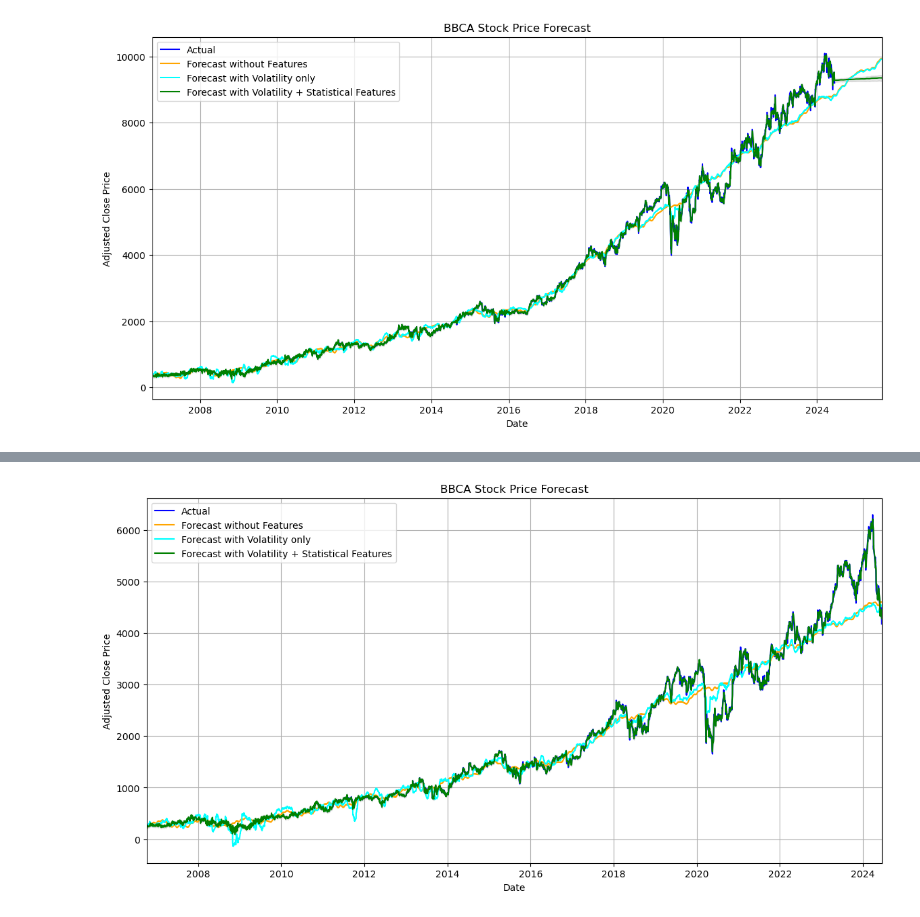
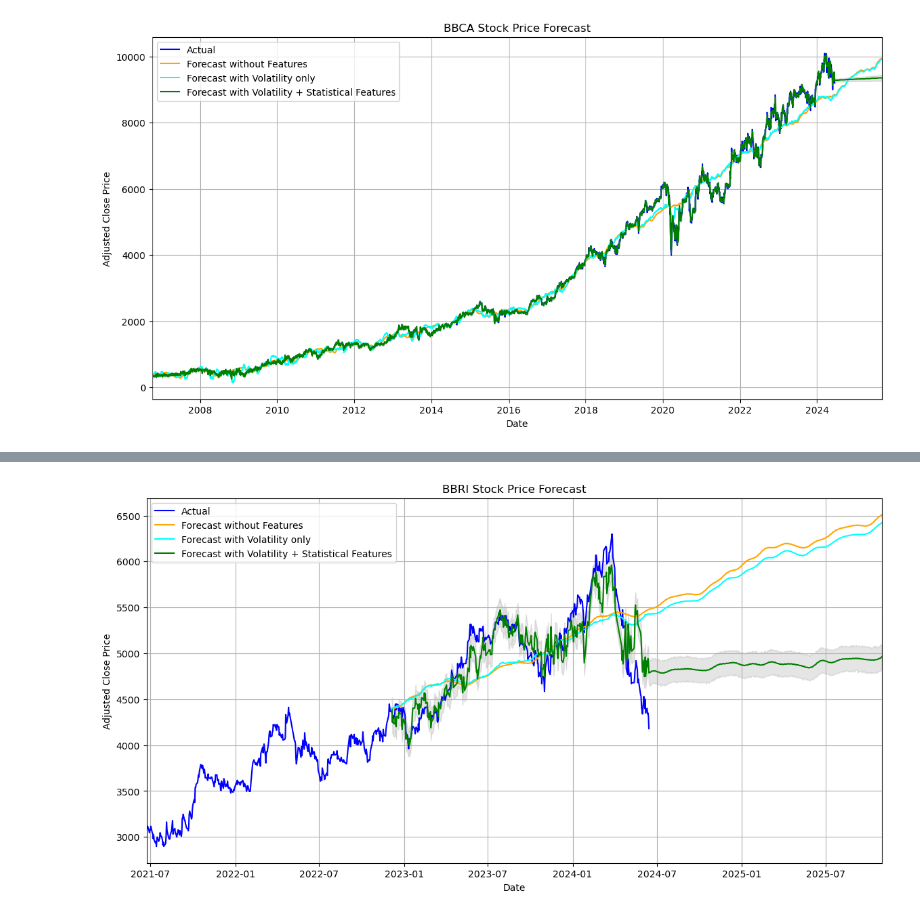
Before and after one commit to mushabtinumbang/stockForecast, a Jupyter notebook: notebooks/01_EDA_prophet.ipynb, the cells around one changed output, grey strips where cells are left out. Cells and saved outputs as stored; diff of their text form; code cells hidden in the pictures.

```diff
--- a/notebooks/01_EDA_prophet.ipynb
+++ b/notebooks/01_EDA_prophet.ipynb
@@ -706,6 +709,7 @@ def train_test_forecast(stock, experiment, forecast_days):
     plt.show()
 # %%
 def train_test_forecast(stock, experiment, forecast_days):
+
     # Download stock data
     ticker = f"{stock}.JK"
     stock_data = yf.download(ticker, start='2006-01-01', end='2024-06-15')
@@ -741,8 +745,7 @@ def train_test_forecast(stock, experiment, forecast_days):
 
     if experiment:
         # Split data into training and test sets
-        train_data = prophet_data[prophet_data['ds'] < '2023-01-01']
-        test_data = prophet_data[prophet_data['ds'] >= '2023-01-01']
+        train_data, test_data = train_test_split(prophet_data, test_size=0.2, shuffle=False, stratify=None)
 
     else:
         train_data = prophet_data
@@ -762,18 +765,18 @@ def train_test_forecast(stock, experiment, forecast_days):
     model_with_features.add_regressor('SMA_50')
     model_with_features.add_regressor('SMA_200')
     model_with_features.add_regressor('Momentum')
-    model_with_features.add_regressor('EMA_12')
-    model_with_features.add_regressor('EMA_26')
-    model_with_features.add_regressor('RSI')
-    model_with_features.add_regressor('BB_Middle')
-    model_with_features.add_regressor('BB_Upper')
-    model_with_features.add_regressor('BB_Lower')
-    model_with_features.add_regressor('MACD')
-    model_with_features.add_regressor('Signal')
-    model_with_features.add_regressor('%K')
-    model_with_features.add_regressor('%D')
-    model_with_features.add_regressor('OBV')
-    model_with_features.add_regressor('ADL')
+    # model_with_features.add_regressor('EMA_12')
+    # model_with_features.add_regressor('EMA_26')
+    # model_with_features.add_regressor('RSI')
+    # model_with_features.add_regressor('BB_Middle')
+    # model_with_features.add_regressor('BB_Upper')
+    # model_with_features.add_regressor('BB_Lower')
+    # model_with_features.add_regressor('MACD')
+    # model_with_features.add_regressor('Signal')
+    # model_with_features.add_regressor('%K')
+    # model_with_features.add_regressor('%D')
+    # model_with_features.add_regressor('OBV')
+    # model_with_features.add_regressor('ADL')
     model_with_features.add_regressor('Log_Returns')
     model_with_features.add_regressor('Skewness')
     model_with_features.add_regressor('Kurtosis')
@@ -781,18 +784,18 @@ def train_test_forecast(stock, experiment, forecast_days):
 
     # Specify the number of additional days to forecast
     additional_days = forecast_days  # Example: 700 days into the future
-
+    windows = -((additional_days * 2))
     if experiment:
         # Create a future dataframe for the entire dataset and the forecast period
-        future_no_features = pd.DataFrame(prophet_data['ds'])
-        futures_with_volatility = pd.DataFrame(prophet_data['ds'])
-        future_with_features = pd.DataFrame(prophet_data['ds'])
+        future_no_features = pd.DataFrame(test_data['ds'])
+        futures_with_volatility = pd.DataFrame(test_data['ds'])
+        future_with_features = pd.DataFrame(test_data['ds'])
 
     else:
         # Create a future dataframe for the entire dataset and the forecast period
-        future_no_features = model_no_features.make_future_dataframe(periods=additional_days, freq='B')
-        futures_with_volatility = model_with_volatility.make_future_dataframe(periods=additional_days, freq='B')
-        future_with_features = model_with_features.make_future_dataframe(periods=additional_days, freq='B')
+        future_no_features = model_no_features.make_future_dataframe(periods=additional_days, freq='B').iloc[windows:]
+        futures_with_volatility = model_with_volatility.make_future_dataframe(periods=additional_days, freq='B').iloc[windows:]
+        future_with_features = model_with_features.make_future_dataframe(periods=additional_days, freq='B').iloc[windows:]
 
     # Align the future dataframe with stock_data and fill in additional features for the model with features
     future_with_features = future_with_features.merge(stock_data[['Date', 'Volatility', 'SMA_50', 'SMA_200', 'Momentum', 'EMA_12', 'EMA_26', 'RSI', 'BB_Middle', 'BB_Upper', 'BB_Lower', 'MACD', 'Signal', '%K', '%D', 'OBV', 'ADL', 'Log_Returns', 'Skewness', 'Kurtosis']], left_on='ds', right_on='Date', how='left')
@@ -808,44 +811,57 @@ def train_test_forecast(stock, experiment, forecast_days):
     forecast_with_vol = model_with_volatility.predict(futures_with_volatility)
     forecast_with_features = model_with_features.predict(future_with_features)
 
-    # Evaluate performance on the test set
-    test_data_aligned = test_data[test_data['ds'].isin(forecast_no_features['ds'])]
-    mae_no_features = mean_absolute_error(test_data_aligned['y'], forecast_no_features.loc[forecast_no_features['ds'].isin(test_data_aligned['ds']), 'yhat'])
-    mse_no_features = mean_squared_error(test_data_aligned['y'], forecast_no_features.loc[forecast_no_features['ds'].isin(test_data_aligned['ds']), 'yhat'])
+    if experiment:
+        # Evaluate performance on the test set
+        test_data_aligned = test_data[test_data['ds'].isin(forecast_no_features['ds'])]
+        mae_no_features = mean_absolute_error(test_data_aligned['y'], forecast_no_features.loc[forecast_no_features['ds'].isin(test_data_aligned['ds']), 'yhat'])
+        mse_no_features = mean_squared_error(test_data_aligned['y'], forecast_no_features.loc[forecast_no_features['ds'].isin(test_data_aligned['ds']), 'yhat'])
 
-    test_data_aligned_with_features = test_data[test_data['ds'].isin(forecast_with_features['ds'])]
-    mae_with_features = mean_absolute_error(test_data_aligned_with_features['y'], forecast_with_features.loc[forecast_with_features['ds'].isin(test_data_aligned_with_features['ds']), 'yhat'])
-    mse_with_features = mean_squared_error(test_data_aligned_with_features['y'], forecast_with_features.loc[forecast_with_features['ds'].isin(test_data_aligned_with_features['ds']), 'yhat'])
+        test_data_aligned_with_features = test_data[test_data['ds'].isin(forecast_with_features['ds'])]
+        mae_with_features = mean_absolute_error(test_data_aligned_with_features['y'], forecast_with_features.loc[forecast_with_features['ds'].isin(test_data_aligned_with_features['ds']), 'yhat'])
+        mse_with_features = mean_squared_error(test_data_aligned_with_features['y'], forecast_with_features.loc[forecast_with_features['ds'].isin(test_data_aligned_with_features['ds']), 'yhat'])
 
-    test_data_aligned_with_vol = test_data[test_data['ds'].isin(forecast_with_vol['ds'])]
-    mae_with_vol = mean_absolute_error(test_data_aligned_with_vol['y'], forecast_with_vol.loc[forecast_with_vol['ds'].isin(test_data_aligned_with_vol['ds']), 'yhat'])
-    mse_with_vol = mean_squared_error(test_data_aligned_with_vol['y'], forecast_with_vol.loc[forecast_with_vol['ds'].isin(test_data_aligned_with_vol['ds']), 'yhat'])
+        test_data_aligned_with_vol = test_data[test_data['ds'].isin(forecast_with_vol['ds'])]
+        mae_with_vol = mean_absolute_error(test_data_aligned_with_vol['y'], forecast_with_vol.loc[forecast_with_vol['ds'].isin(test_data_aligned_with_vol['ds']), 'yhat'])
+        mse_with_vol = mean_squared_error(test_data_aligned_with_vol['y'], forecast_with_vol.loc[forecast_with_vol['ds'].isin(test_data_aligned_with_vol['ds']), 'yhat'])
 
-    print(f"Model without Additional Features - MAE: {mae_no_features}, MSE: {mse_no_features}")
-    print(f"Model with Volatility - MAE: {mae_with_vol}, MSE: {mse_with_vol}")
-    print(f"Model with Additional Features - MAE: {mae_with_features}, MSE: {mse_with_features}")
+        print(f"Model without Additional Features - MAE: {mae_no_features}, MSE: {mse_no_features}")
+        print(f"Model with Volatility - MAE: {mae_with_vol}, MSE: {mse_with_vol}")
+        print(f"Model with Additional Features - MAE: {mae_with_features}, MSE: {mse_with_features}")
 
     # Plotting the entire time series with forecast including future dates
     plt.figure(figsize=(14, 7))
-    # Plot actual prices from the start
-    plt.plot(prophet_data['ds'], prophet_data['y'], label='Actual', color='blue')
+
+    if experiment:
+        # Plot actual prices from the start
+        plt.plot(prophet_data['ds'], prophet_data['y'], label='Actual', color='blue')
+
+    else:
+        # Plot actual prices from the start
+        plt.plot(prophet_data['ds'][windows:], prophet_data['y'][windows:], label='Actual', color='blue')
+
     # Plot forecast without additional features
     plt.plot(forecast_no_features['ds'], forecast_no_features['yhat'], label='Forecast without Features', color='orange')
     # Plot forecast with Volatility
     plt.plot(forecast_with_vol['ds'], forecast_with_vol['yhat'], label='Forecast with Volatility only', color='cyan')
     # Plot forecast with additional features
     plt.plot(forecast_with_features['ds'], forecast_with_features['yhat'], label='Forecast with Volatility + Statistical Features', color='green')
+
     # Fill between forecast with features
     plt.fill_between(forecast_with_features['ds'], forecast_with_features['yhat_lower'], forecast_with_features['yhat_upper'], color='gray', alpha=0.2)
-    plt.title('BBCA Stock Price Forecast')
+    plt.title(f'{stock} Stock Price Forecast')
     plt.xlabel('Date')
     plt.ylabel('Adjusted Close Price')
     plt.legend()
     plt.grid(True)
-    plt.xlim(prophet_data['ds'].min(), future_no_features['ds'].max())
+    if not experiment:
+        plt.xlim(prophet_data['ds'][windows:].min(), future_no_features['ds'][windows:].max())
+    else:
+        plt.xlim(prophet_data['ds'][:].min(), future_no_features['ds'][:].max())
     plt.show()
 
+    return forecast_no_features, forecast_with_vol, forecast_with_features
 
-train_test_forecast(stock="BBRI", experiment=True, forecast_days=15)
+no, vol, features = train_test_forecast(stock="BBRI", experiment=False, forecast_days=360)
 # %% [output]
 [*********************100%%**********************]  1 of 1 completed
@@ -861 +874 @@ Model with Additional Features - MAE: 30.498904270265847, MSE: 1566.823493332014
-[figure, old version]
+[figure, new version]
```
Also changed, not shown: parts of 6 cells of this notebook, 3 other files.
